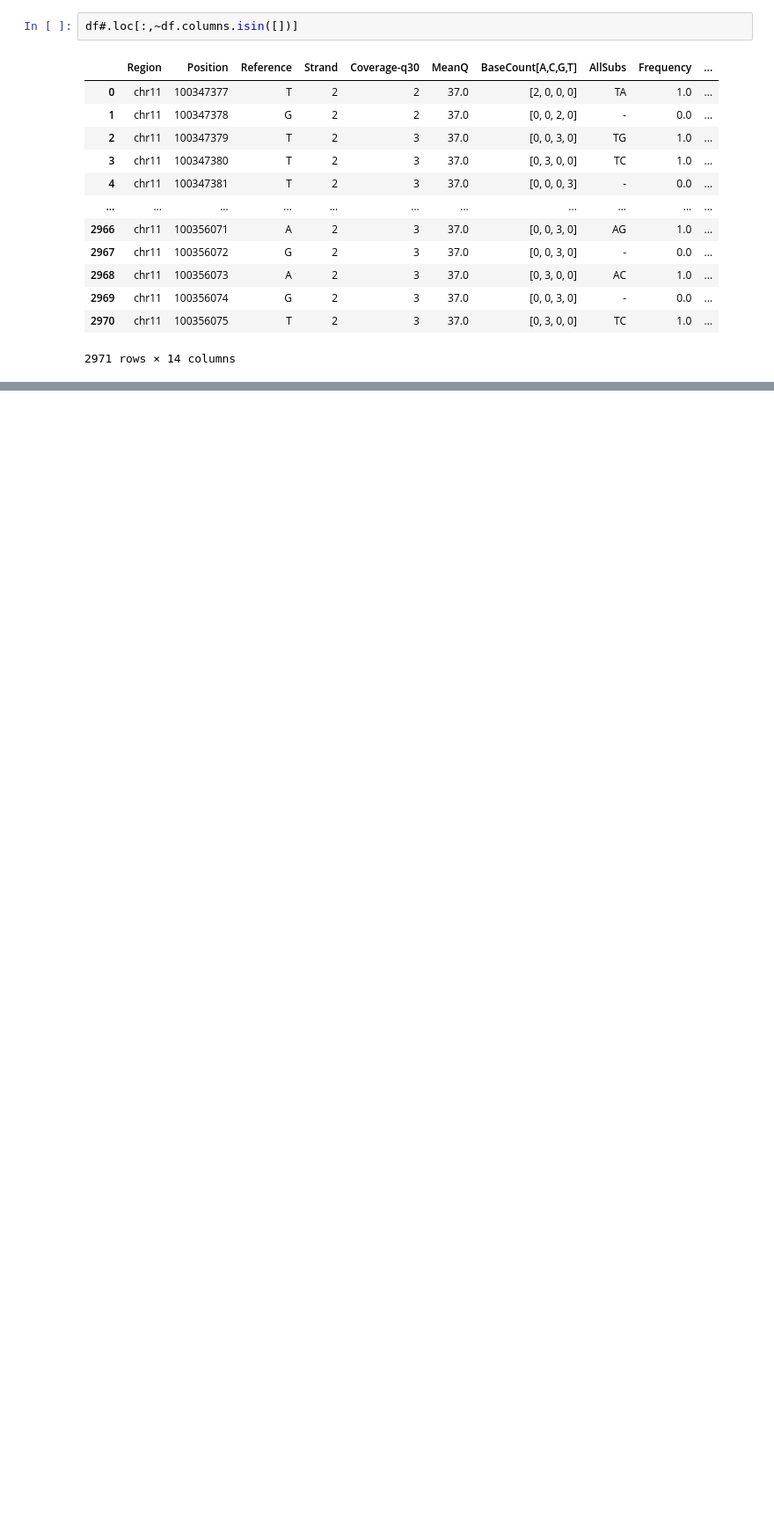
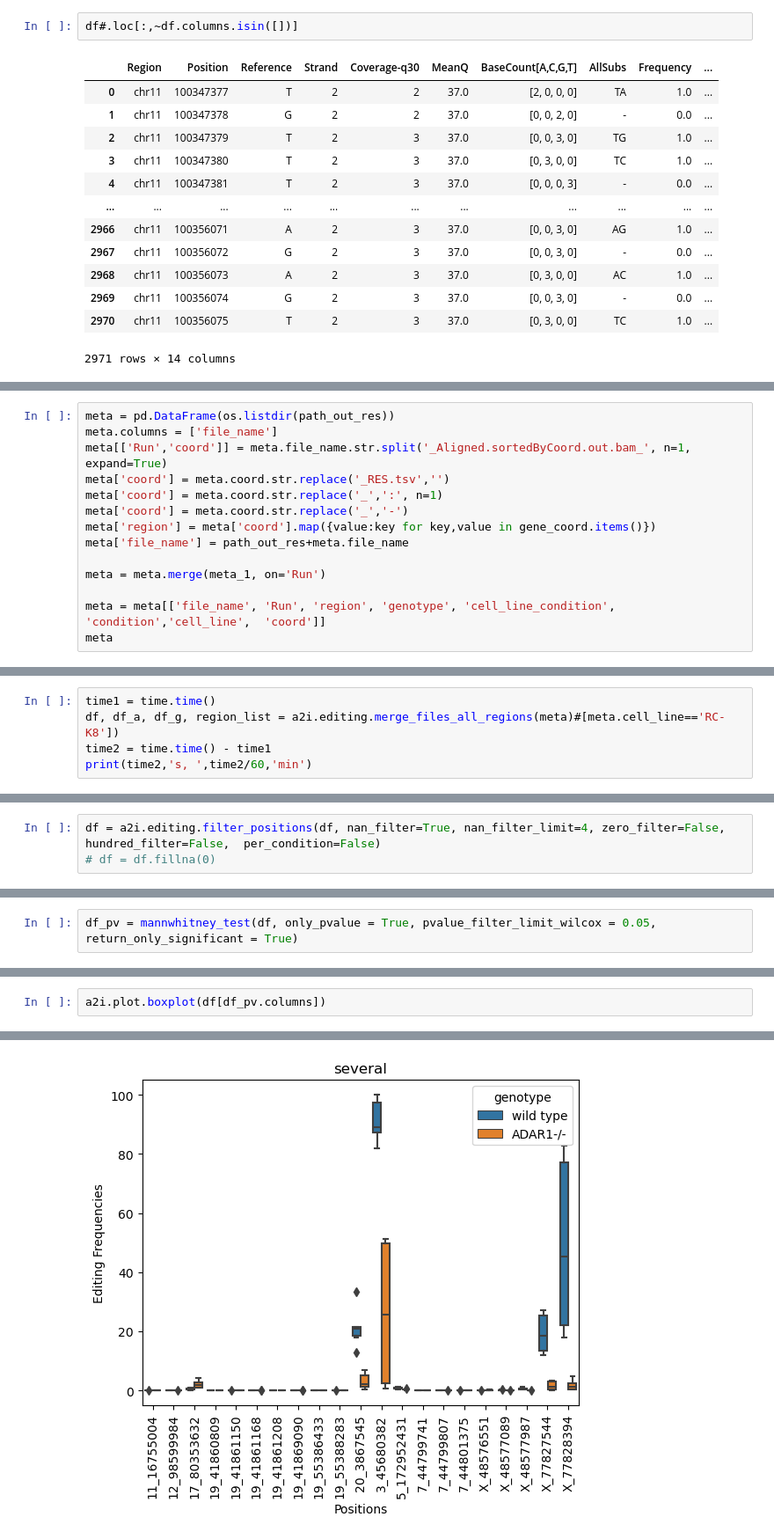
Before and after one commit to guilhermetabordaribas/a2iHelperPy, a Jupyter notebook: src/editing_analysis.ipynb, the cells around one changed output, grey strips where cells are left out. Shown at 88% size. Drawn from its saved outputs; the diff is of its cells as text; blank space fills up the shorter version.

```diff
--- a/src/editing_analysis.ipynb
+++ b/src/editing_analysis.ipynb
@@ -1610,0 +1736,14 @@ df#.loc[:,~df.columns.isin([])]
+# %%
+meta = pd.DataFrame(os.listdir(path_out_res))
+meta.columns = ['file_name']
+meta[['Run','coord']] = meta.file_name.str.split('_Aligned.sortedByCoord.out.bam_', n=1, expand=True)
+meta['coord'] = meta.coord.str.replace('_RES.tsv','')
+meta['coord'] = meta.coord.str.replace('_',':', n=1)
+meta['coord'] = meta.coord.str.replace('_','-')
+meta['region'] = meta['coord'].map({value:key for key,value in gene_coord.items()})
+meta['file_name'] = path_out_res+meta.file_name
+
+meta = meta.merge(meta_1, on='Run')
+
+meta = meta[['file_name', 'Run', 'region', 'genotype', 'cell_line_condition', 'condition','cell_line',  'coord']]
+meta
@@ -1610,0 +1770,5 @@ df#.loc[:,~df.columns.isin([])]
+# %%
+time1 = time.time()
+df, df_a, df_g, region_list = a2i.editing.merge_files_all_regions(meta)#[meta.cell_line=='RC-K8'])
+time2 = time.time() - time1
+print(time2,'s, ',time2/60,'min')
@@ -1610,0 +1811,3 @@ df#.loc[:,~df.columns.isin([])]
+# %%
+df = a2i.editing.filter_positions(df, nan_filter=True, nan_filter_limit=4, zero_filter=False, hundred_filter=False,  per_condition=False)
+# df = df.fillna(0)
@@ -1610,0 +1889,2 @@ df#.loc[:,~df.columns.isin([])]
+# %%
+df_pv = mannwhitney_test(df, only_pvalue = True, pvalue_filter_limit_wilcox = 0.05, return_only_significant = True)
@@ -1610,0 +1897,3 @@ df#.loc[:,~df.columns.isin([])]
+# %%
+a2i.plot.boxplot(df[df_pv.columns])
+# %% [output]
@@ -1610,0 +1901 @@ df#.loc[:,~df.columns.isin([])]
+[figure, added]
```
Also changed, not shown: parts of 92 cells of this notebook, 19 other files.
